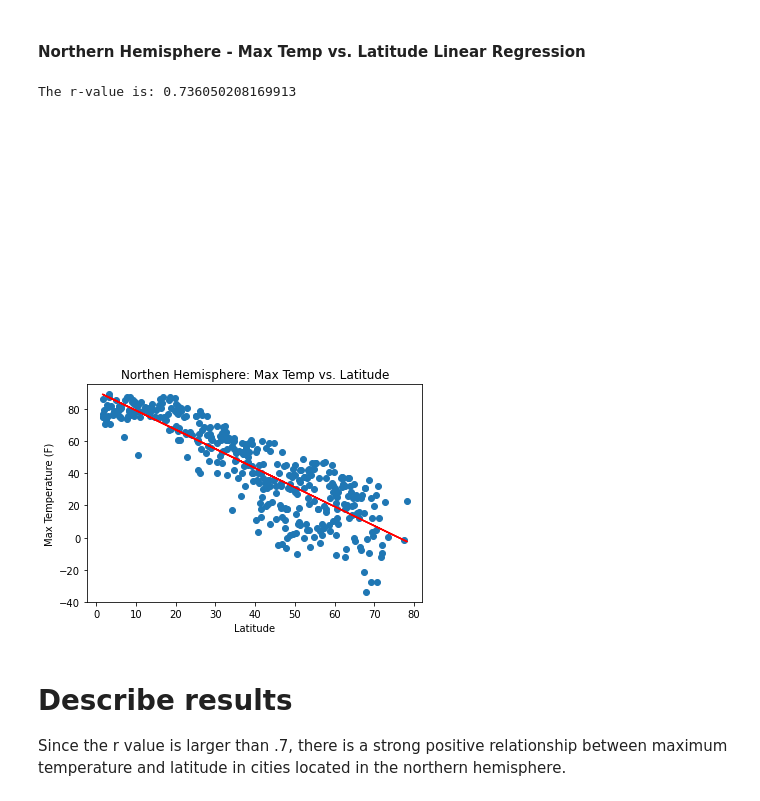
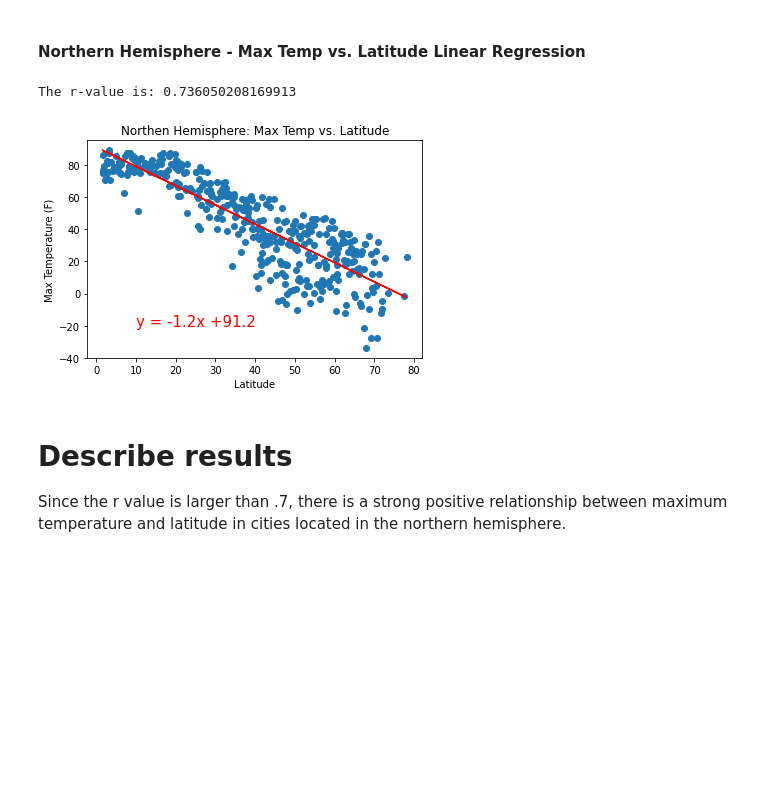
Before and after one commit to yperez0914/Whats-The-Weather-Like, a Jupyter notebook: WeatherPy/WeatherPy.ipynb, the cells around one changed output. Cells and saved outputs as stored; diff of their text form; code cells hidden in the pictures; blank space fills up the shorter version.

```diff
--- a/WeatherPy/WeatherPy.ipynb
+++ b/WeatherPy/WeatherPy.ipynb
@@ -331,25 +331,25 @@ northern_hemisphere = clean_city_data.loc[clean_city_data["Lat"] >= 0]
 # %%
 north_lat = northern_hemisphere["Lat"]
 north_max_temp =northern_hemisphere["Max Temp"]
 plt.scatter(north_lat, north_max_temp)
 plt.ylabel("Max Temperature (F)")
 plt.xlabel("Latitude")
 plt.title("Northen Hemisphere: Max Temp vs. Latitude")
 
 # Perform a linear regression on max temp vs. latitude
 (slope, intercept, rvalue, pvalue, stderr) = stats.linregress(north_lat, north_max_temp)
 fit = slope * north_lat + intercept
 # Create line equation string
 line_eq = "y = " + str(round(slope,2)) + "x +" + str(round(intercept,2))
 #Put the line of best fit over the scatter plot and add the equation
 plt.plot(north_lat, fit,"r-", color = "red")
-plt.annotate(line_eq,(0,250), fontsize = 15, color = "red")
+plt.annotate(line_eq,(10,-20), fontsize = 15, color = "red")
 plt.savefig("Northen Hemisphere-Max Temp vs. Latitude.png")
 print(f"The r-value is: {rvalue**2}")
-#plt.show()
+plt.show()
 # %% [output]
 The r-value is: 0.736050208169913
-[figure, old version]
+[figure, new version]
 # %% [markdown]
 # Describe results
 Since the r value is larger than .7, there is a strong positive relationship between maximum temperature and latitude in cities located in the northern hemisphere.
```
Also changed, not shown: parts of 10 cells of this notebook, 25 other files.
